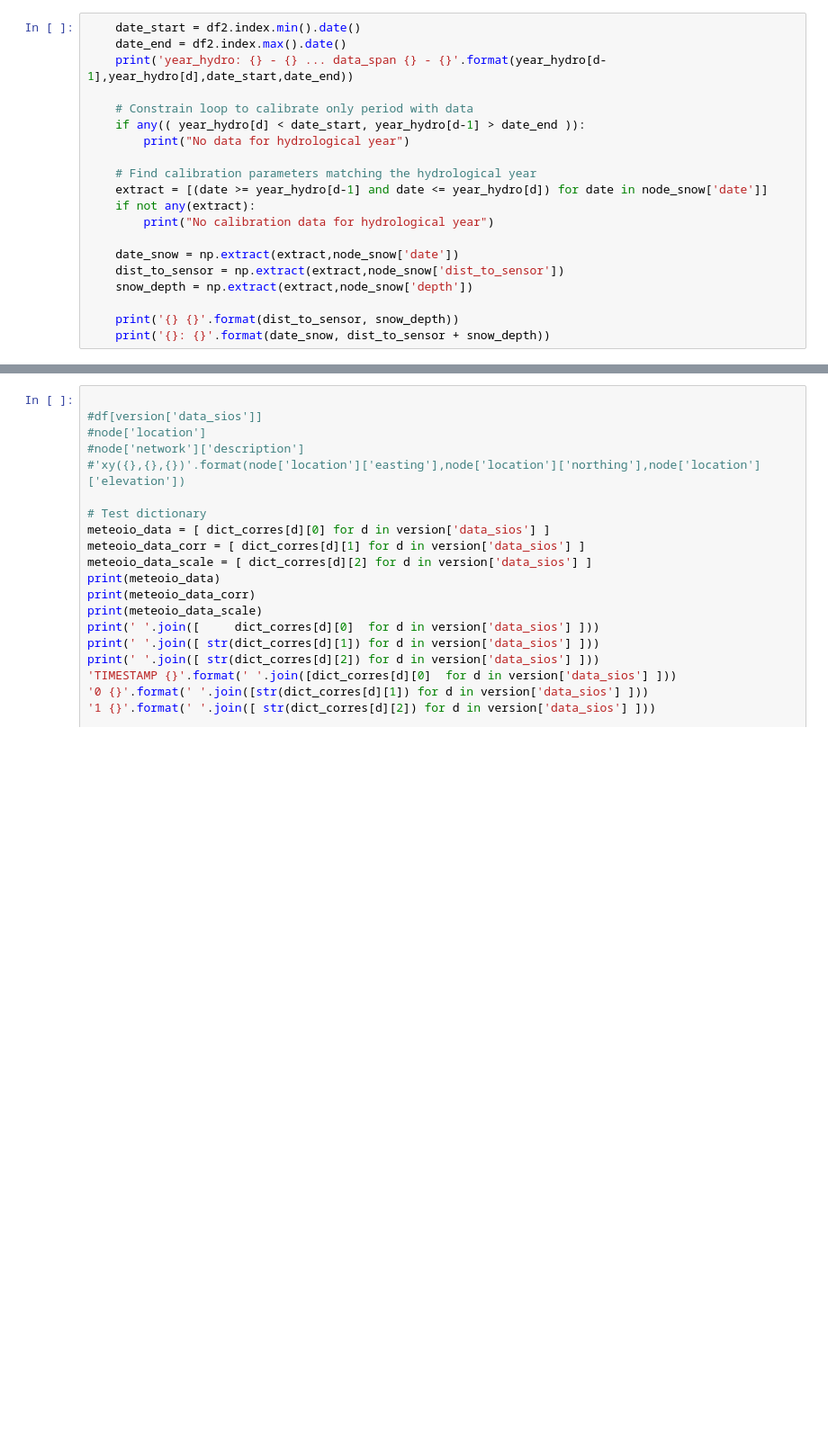
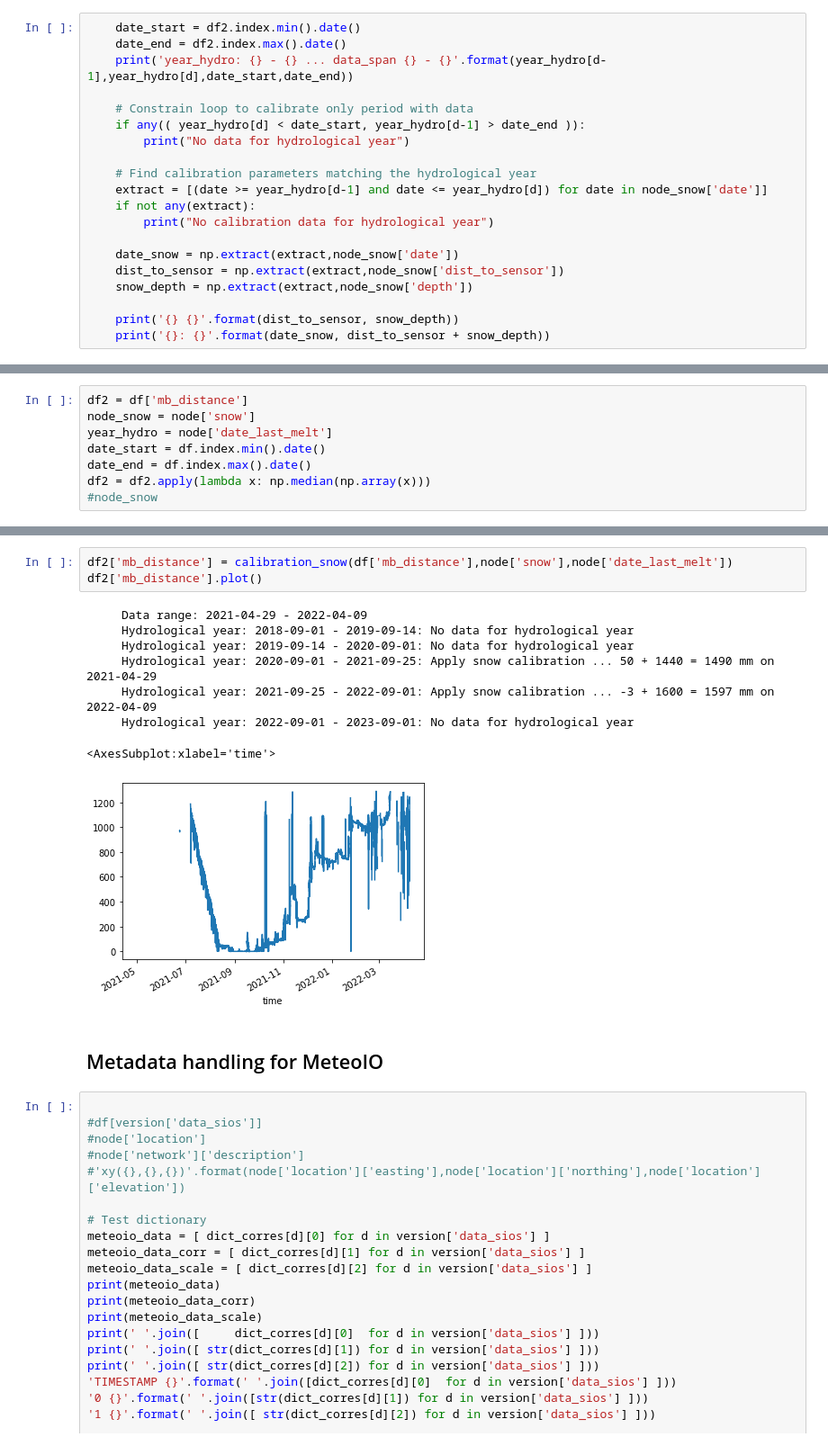
Before and after one commit to UiOHive/wsn_filters, a Jupyter notebook: MeteoIO_test.ipynb, the cells around one changed output, grey strips where cells are left out. Shown at 90% size. Cells and saved outputs as stored; diff of their text form; blank space fills up the shorter version.

Commit message:
Integrate new YAML format for snow calibration

```diff
--- a/MeteoIO_test.ipynb
+++ b/MeteoIO_test.ipynb
@@ -358,0 +382,8 @@ for d in range(1,len(date_snow)):
+# %%
+df2 = df['mb_distance']
+node_snow = node['snow']
+year_hydro = node['date_last_melt']
+date_start = df.index.min().date()
+date_end = df.index.max().date()
+df2 = df2.apply(lambda x: np.median(np.array(x)))
+#node_snow
@@ -359,3 +457,17 @@ for d in range(1,len(date_snow)):
+# %%
+df2['mb_distance'] = calibration_snow(df['mb_distance'],node['snow'],node['date_last_melt'])
+df2['mb_distance'].plot()
+# %% [output]
+     Data range: 2021-04-29 - 2022-04-09
+     Hydrological year: 2018-09-01 - 2019-09-14: No data for hydrological year
+     Hydrological year: 2019-09-14 - 2020-09-01: No data for hydrological year
+     Hydrological year: 2020-09-01 - 2021-09-25: Apply snow calibration ... 50 + 1440 = 1490 mm on 2021-04-29
+     Hydrological year: 2021-09-25 - 2022-09-01: Apply snow calibration ... -3 + 1600 = 1597 mm on 2022-04-09
+     Hydrological year: 2022-09-01 - 2023-09-01: No data for hydrological year
+<AxesSubplot:xlabel='time'>
+[figure, added]
+# %% [markdown]
+## Metadata handling for MeteoIO
 # %%
 
 #df[version['data_sios']]
```
Also changed, not shown: parts of 20 cells of this notebook, 2 other files.
